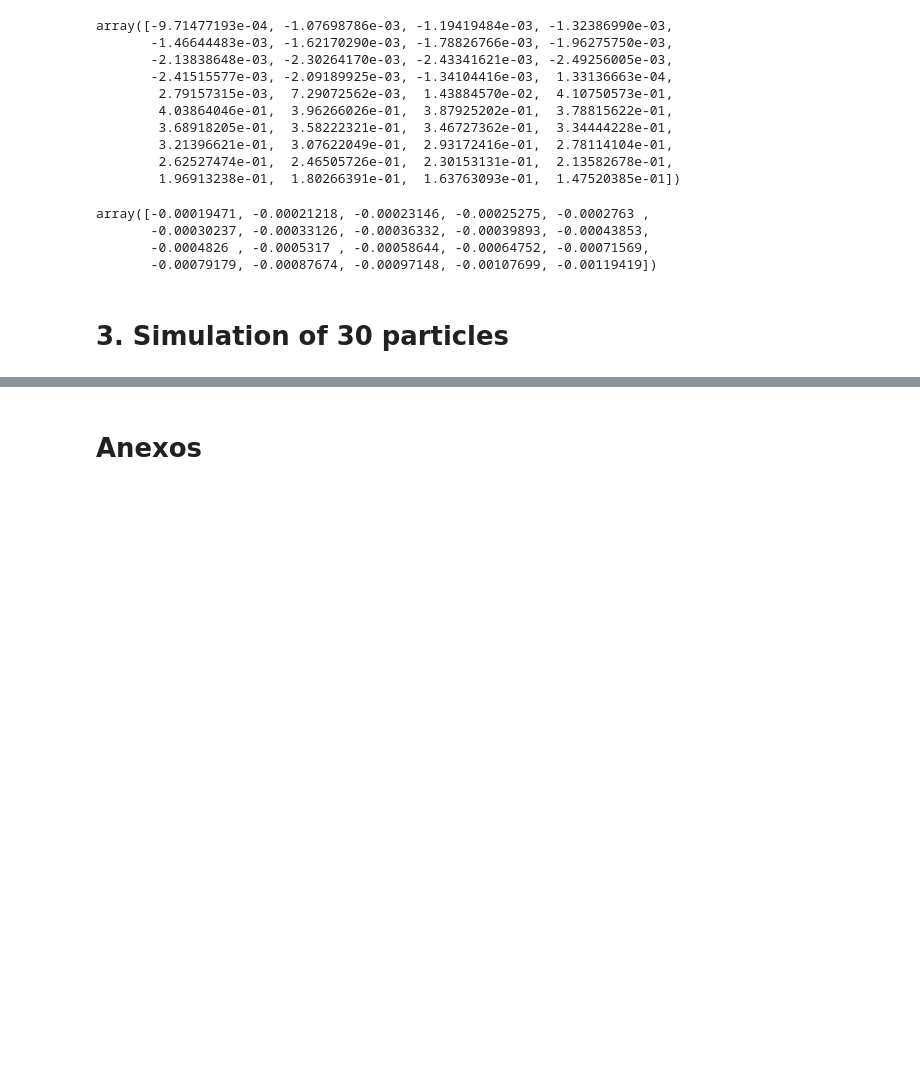
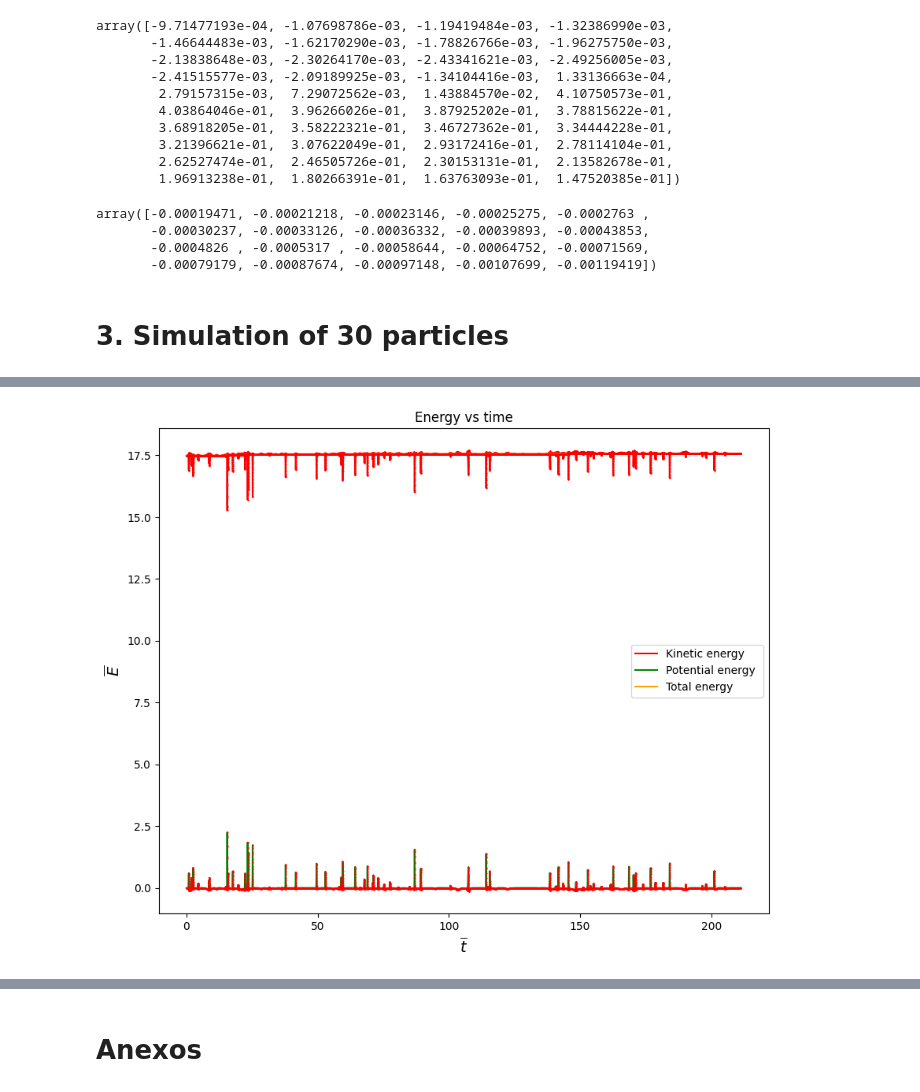
Before and after one commit to AndresGuarin/JupyterCodes, a Jupyter notebook: Computational Physics/LennardJonesGas/gas_dynamics.ipynb, the cells around one changed output, grey strips where cells are left out. Cells and saved outputs as stored; diff of their text form; code cells hidden in the pictures; blank space fills up the shorter version.

```diff
--- a/Computational Physics/LennardJonesGas/gas_dynamics.ipynb
+++ b/Computational Physics/LennardJonesGas/gas_dynamics.ipynb
@@ -452,0 +552,32 @@ array([-0.00019471, -0.00021218, -0.00023146, -0.00025275, -0.0002763 ,
+# %%
+# Choose parameters
+h = 0.05; N = 6000; R0 = 1.05; h0 = 0.01; box=[80,40]
+
+# Set intial conditions
+a=30; b=15; c=15
+X0 = np.array([ 18.  ,   0.93, -23.51, -36.88, -35.71, -38.75, -16.77,  -1.22,
+       -22.28,  -0.99, -18.36, -11.16, -12.55,   7.04,  24.56,  22.67,
+        26.82,   4.01,  16.79,  35.79,  39.06,  12.14, -29.22,  20.53,
+        24.67, -39.35, -13.38,  10.95,  18.72, -22.11])
+Y0 = np.array([-17.91,   6.76,   0.21, -14.83,  11.59,  19.69,  11.14,   4.49,
+       -11.12,  -7.14, -12.82,  -7.78,  -9.67,   4.61,   9.84,   3.03,
+        11.83,   8.12, -15.22, -11.9 ,  -4.28,  15.86,   0.61,  12.5 ,
+         7.18,  17.64,  -7.  ,  -1.03,  -5.99,  13.03])
+Vx0 = np.array([ 0.38,  0.19, -0.  , -0.54, -0.65, -0.39,  0.12,  1.18,  0.43,
+        0.33, -0.78, -1.3 ,  0.67, -0.57, -0.55, -0.96, -0.72, -0.9 ,
+       -0.76, -0.69,  0.33, -1.07,  0.81, -0.45, -1.19, -0.43,  0.32,
+        1.12, -1.21,  1.25])
+Vy0 = np.array([-1.  , -0.99,  0.26,  0.38,  0.6 ,  1.17,  0.86,  1.06, -0.55,
+       -0.39, -0.7 ,  1.09, -0.91,  1.15, -1.01, -0.71,  0.36, -0.02,
+       -1.15,  0.4 ,  0.48, -0.38, -1.08,  0.08,  0.43, -0.12,  0.14,
+        0.4 , -0.95, -1.19])
+Np = len(X0)
+
+sim = LJGas(h,N,Np,R0,h0,box,verbose=False)
+s = sim.simulate([X0,Y0,Vx0,Vy0])
+
+self1 = sim.get_self()
+Lh = self1.Lh
+time = np.zeros(N+1)
+for i in range(N):
+    time[i+1] = time[i]+Lh[i]
@@ -452,0 +602,15 @@ array([-0.00019471, -0.00021218, -0.00023146, -0.00025275, -0.0002763 ,
+# %%
+Ek, V, Em  = sim.get_Energy(s)
+
+plt.figure(figsize=(10,8))
+plt.title('Energy vs time')
+plt.ylabel(r'$\overline{E}$',fontsize=14)
+plt.xlabel(r'$\overline{t}$',fontsize=14)
+plt.plot(time, Ek,'-',color='red',label = 'Kinetic energy') ;plt.plot(time, Ek,'o',color='red', ms=0.5)
+plt.plot(time, V,'-',color='green',label = 'Potential energy ') ;plt.plot(time, V,'o',color='red', ms=0.5)
+plt.plot(time, Em,'-',color='orange',label = 'Total energy') ;plt.plot(time, Em,'o',color='red', ms=0.5)
+plt.legend()
+plt.savefig('images/NParticlesGas/energy.png',dpi=350)
+plt.show()
+# %% [output]
+[figure, added]
```
Also changed, not shown: parts of 34 cells of this notebook, 9 other files.
